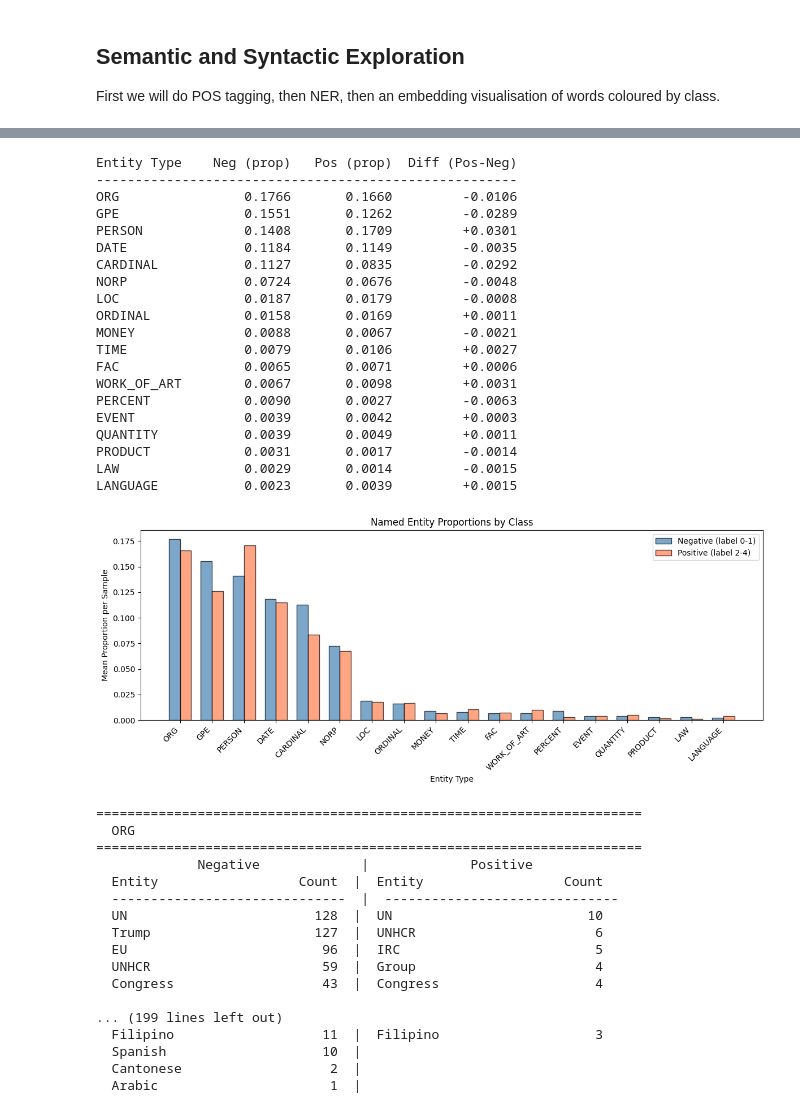
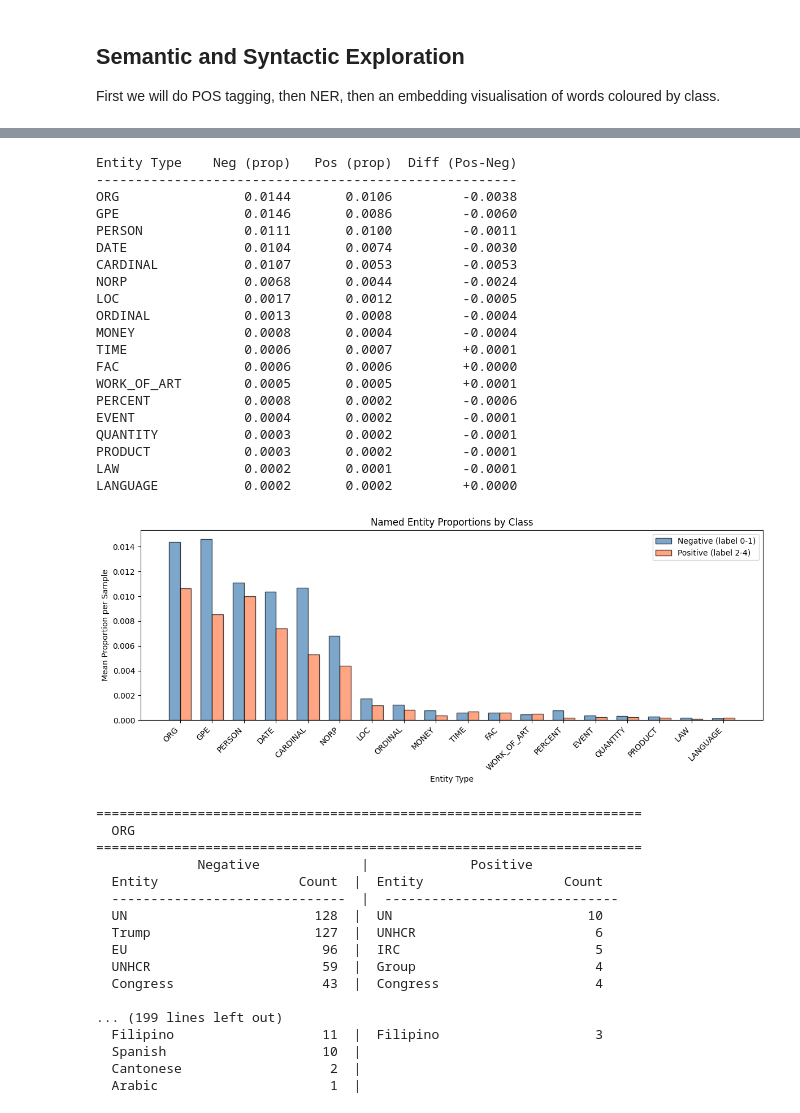
Before and after one commit to JonathanLCunnane/PCL-Detection, a Jupyter notebook: eda.ipynb, the cells around one changed output, grey strips where cells are left out. Cells and saved outputs as stored; diff of their text form; code cells hidden in the pictures.

```diff
--- a/eda.ipynb
+++ b/eda.ipynb
@@ -27,6 +56,7 @@ blen = len(doc_df)
 doc_df.dropna(inplace=True)
 alen = len(doc_df)
 print(f"Dropped {blen-alen} rows with missing values.")
+doc_df["text"] = doc_df["text"].apply(clean_text)
 docs_list = doc_df["text"].to_list()
 docs_list[:5]
 # %% [output]
@@ -217,11 +243,7 @@ Overall percentage positive:    9.49%
 
 First we will do POS tagging, then NER, then an embedding visualisation of words coloured by class.
 # %%
-from collections import Counter
-
 # Count POS tags per document as proportions of document length, then compute mean per class
-labels = doc_df["label"].values
-
 # Build per-document POS proportions
 prop_per_doc_neg = []  # list of dicts, one per negative sample
 prop_per_doc_pos = []  # list of dicts, one per positive sample
@@ -231,7 +253,7 @@ for para, label in zip(paras, labels):
     for token in para:
         if not token.is_punct and not token.is_space:
             doc_pos[token.pos_] += 1
-    total_tokens = sum(doc_pos.values())
+    total_tokens = len(para)
     if total_tokens > 0:
         doc_prop = {tag: count / total_tokens for tag, count in doc_pos.items()}
     else:
@@ -323,9 +345,6 @@ Adjectives:        39645
 Adverbs:           17161
 Noun-to-Verb ratio: 1.78
 # %%
-# Named Entity Recognition - per-document proportions by class
-labels = doc_df["label"].values
-
 # Count NER types per document as proportion of total entities, then mean per class
 ner_per_doc_neg = []
 ner_per_doc_pos = []
@@ -334,9 +353,9 @@ for para, label in zip(paras, labels):
     doc_ner = Counter()
     for ent in para.ents:
         doc_ner[ent.label_] += 1
-    total_ents = sum(doc_ner.values())
-    if total_ents > 0:
-        doc_prop = {tag: count / total_ents for tag, count in doc_ner.items()}
+    total_tokens = len(para)
+    if total_tokens > 0:
+        doc_prop = {tag: count / total_tokens for tag, count in doc_ner.items()}
     else:
         doc_prop = {}
     if label >= 2:
@@ -392,52 +411,52 @@ for ner_label in all_ner_tags:
         for ent in para.ents:
             if ent.label_ == ner_label:
                 text = ent.text.strip()
                 if label >= 2:
                     pos_ents[text] += 1
                 else:
                     neg_ents[text] += 1
     if not neg_ents and not pos_ents:
         continue
     neg_top = neg_ents.most_common(TOP_N)
     pos_top = pos_ents.most_common(TOP_N)
     # Pad shorter list
     while len(neg_top) < TOP_N:
         neg_top.append(("", 0))
     while len(pos_top) < TOP_N:
         pos_top.append(("", 0))
 
     print(f"\n{'=' * 70}")
     print(f"  {ner_label}")
     print(f"{'=' * 70}")
     print(f"  {'Negative':^30}  |  {'Positive':^30}")
     print(f"  {'Entity':<22} {'Count':>6}  |  {'Entity':<22} {'Count':>6}")
     print(f"  {'-'*30}  |  {'-'*30}")
     for (n_name, n_count), (p_name, p_count) in zip(neg_top, pos_top):
         n_str = f"{n_name:<22} {n_count:>6}" if n_name else f"{'':>30}"
         p_str = f"{p_name:<22} {p_count:>6}" if p_name else f"{'':>30}"
         print(f"  {n_str}  |  {p_str}")
 # %% [output]
 Entity Type    Neg (prop)   Pos (prop)  Diff (Pos-Neg)
 ------------------------------------------------------
-ORG                0.1766       0.1660         -0.0106
-GPE                0.1551       0.1262         -0.0289
-PERSON             0.1408       0.1709         +0.0301
-DATE               0.1184       0.1149         -0.0035
-CARDINAL           0.1127       0.0835         -0.0292
-NORP               0.0724       0.0676         -0.0048
-LOC                0.0187       0.0179         -0.0008
-ORDINAL            0.0158       0.0169         +0.0011
-MONEY              0.0088       0.0067         -0.0021
-TIME               0.0079       0.0106         +0.0027
-FAC                0.0065       0.0071         +0.0006
-WORK_OF_ART        0.0067       0.0098         +0.0031
-PERCENT            0.0090       0.0027         -0.0063
-EVENT              0.0039       0.0042         +0.0003
-QUANTITY           0.0039       0.0049         +0.0011
-PRODUCT            0.0031       0.0017         -0.0014
-LAW                0.0029       0.0014         -0.0015
-LANGUAGE           0.0023       0.0039         +0.0015
+ORG                0.0144       0.0106         -0.0038
+GPE                0.0146       0.0086         -0.0060
+PERSON             0.0111       0.0100         -0.0011
+DATE               0.0104       0.0074         -0.0030
+CARDINAL           0.0107       0.0053         -0.0053
+NORP               0.0068       0.0044         -0.0024
+LOC                0.0017       0.0012         -0.0005
+ORDINAL            0.0013       0.0008         -0.0004
+MONEY              0.0008       0.0004         -0.0004
+TIME               0.0006       0.0007         +0.0001
+FAC                0.0006       0.0006         +0.0000
+WORK_OF_ART        0.0005       0.0005         +0.0001
+PERCENT            0.0008       0.0002         -0.0006
+EVENT              0.0004       0.0002         -0.0001
+QUANTITY           0.0003       0.0002         -0.0001
+PRODUCT            0.0003       0.0002         -0.0001
+LAW                0.0002       0.0001         -0.0001
+LANGUAGE           0.0002       0.0002         +0.0000
-[figure, old version]
+[figure, new version]
 ======================================================================
   ORG
 ======================================================================
```
Also changed, not shown: parts of 10 cells of this notebook, 40 other files.
